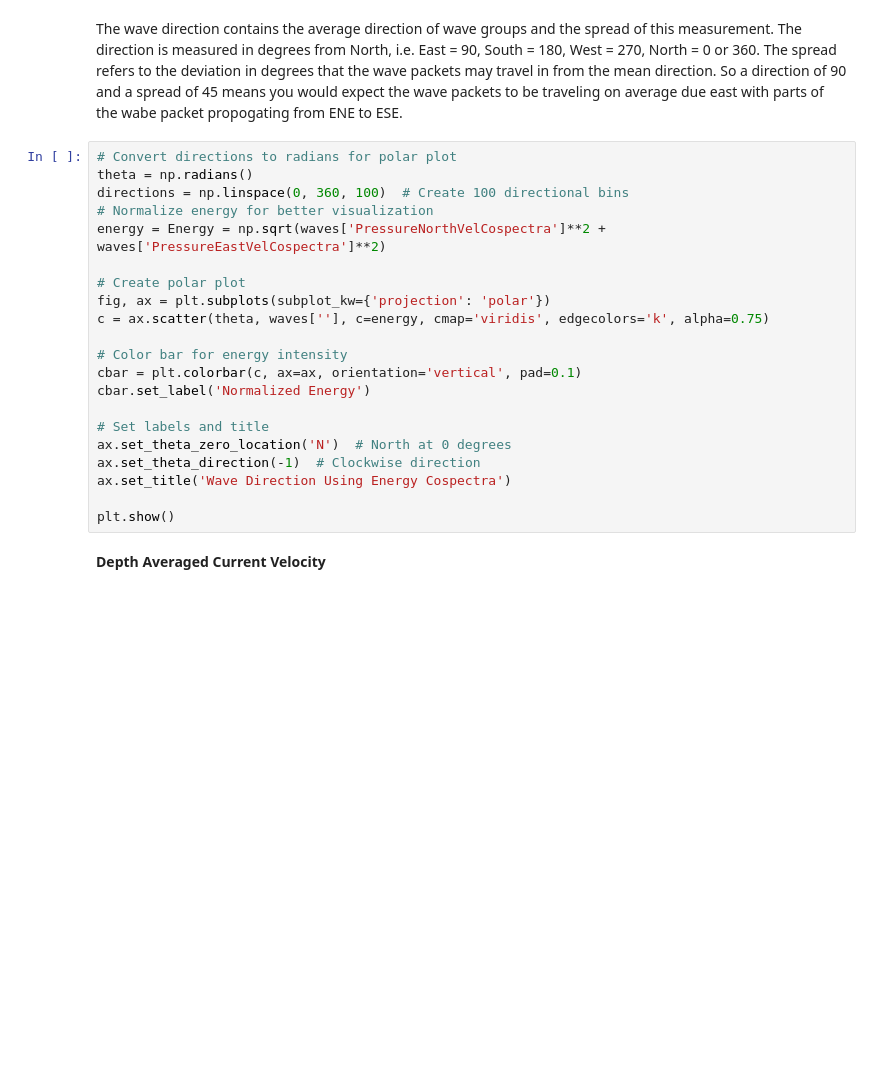
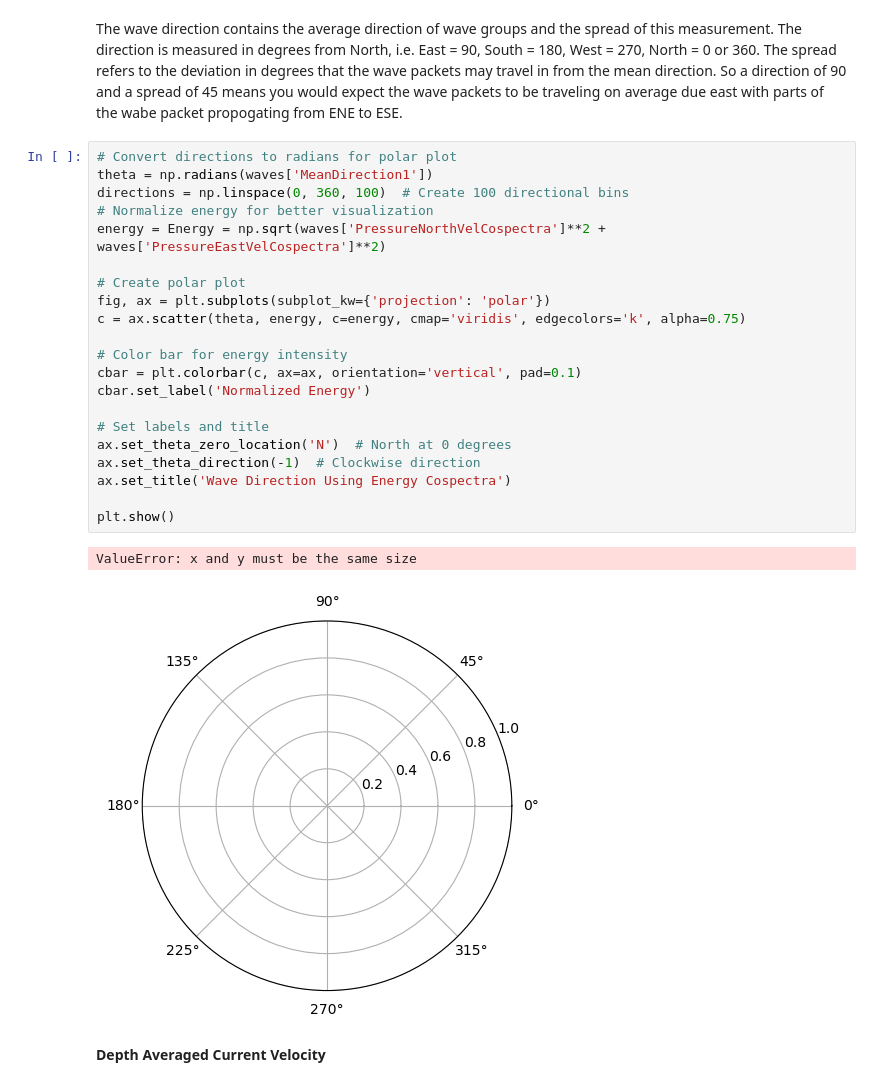
Before and after one commit to NCSU-CHAZ/BOEM-Oak-Island, a Jupyter notebook: notebooks/BOEM_bulkstats.ipynb, the cells around one changed output. Drawn from its saved outputs; the diff is of its cells as text; blank space fills up the shorter version.

```diff
--- a/notebooks/BOEM_bulkstats.ipynb
+++ b/notebooks/BOEM_bulkstats.ipynb
@@ -153,25 +158,28 @@ plt.show()
 The wave direction contains the average direction of wave groups and the spread of this measurement. The direction is measured in degrees from North, i.e. East = 90, South = 180, West = 270, North = 0 or 360. The spread refers to the deviation in degrees that the wave packets may travel in from the mean direction. So a direction of 90 and a spread of 45 means you would expect the wave packets to be traveling on average due east with parts of the wabe packet propogating from ENE to ESE.
 # %%
 # Convert directions to radians for polar plot
-theta = np.radians()
+theta = np.radians(waves['MeanDirection1'])
 directions = np.linspace(0, 360, 100)  # Create 100 directional bins
 # Normalize energy for better visualization
 energy = Energy = np.sqrt(waves['PressureNorthVelCospectra']**2 + waves['PressureEastVelCospectra']**2)
 
 # Create polar plot
 fig, ax = plt.subplots(subplot_kw={'projection': 'polar'})
-c = ax.scatter(theta, waves[''], c=energy, cmap='viridis', edgecolors='k', alpha=0.75)
+c = ax.scatter(theta, energy, c=energy, cmap='viridis', edgecolors='k', alpha=0.75)
 
 # Color bar for energy intensity
 cbar = plt.colorbar(c, ax=ax, orientation='vertical', pad=0.1)
 cbar.set_label('Normalized Energy')
 
 # Set labels and title
 ax.set_theta_zero_location('N')  # North at 0 degrees
 ax.set_theta_direction(-1)  # Clockwise direction
 ax.set_title('Wave Direction Using Energy Cospectra')
 
 plt.show()
+# %% [output]
+ValueError: x and y must be the same size
+[figure, added]
 # %% [markdown]
 **Depth Averaged Current Velocity**
 # %% [markdown]
```
Also changed, not shown: parts of 16 cells of this notebook.
